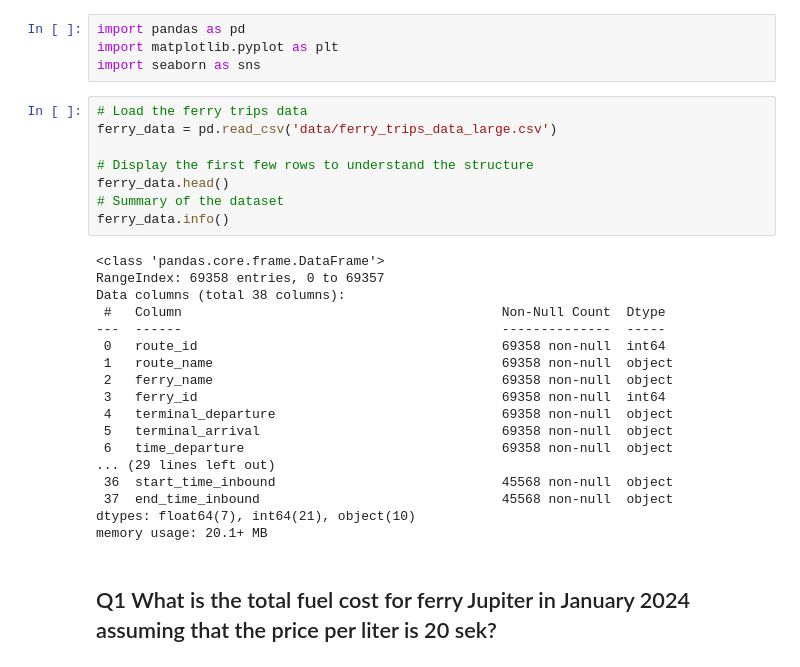
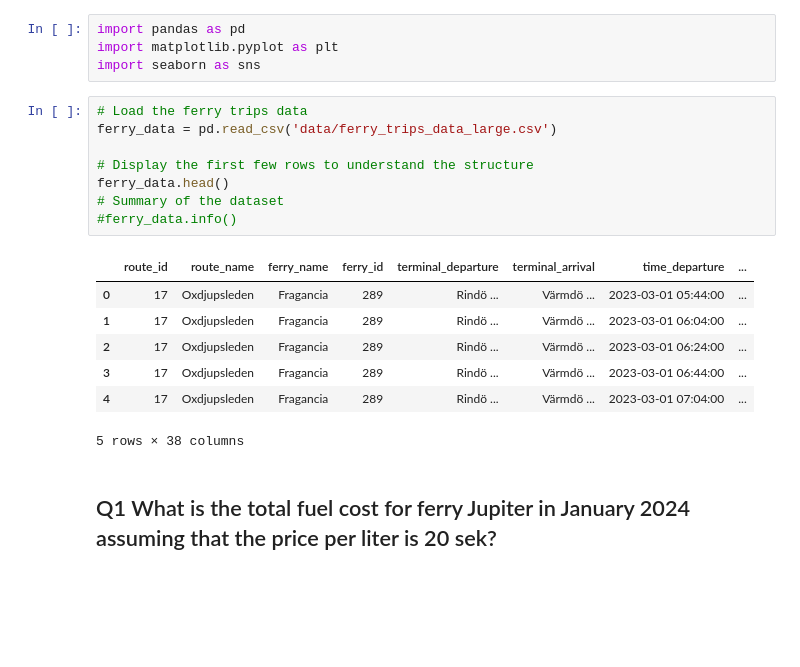
Before and after one commit to vildly/lighthouse-sensor-bot, a Jupyter notebook: backend/ValidateSyntheticQuestions.ipynb, the cells around one changed output. Cells and saved outputs as stored; diff of their text form; blank space fills up the shorter version.

```diff
--- a/backend/ValidateSyntheticQuestions.ipynb
+++ b/backend/ValidateSyntheticQuestions.ipynb
@@ -5,29 +5,19 @@ import seaborn as sns
 # %%
 # Load the ferry trips data
 ferry_data = pd.read_csv('data/ferry_trips_data_large.csv')
 
 # Display the first few rows to understand the structure
 ferry_data.head()
 # Summary of the dataset
-ferry_data.info()
+#ferry_data.info()
 # %% [output]
+|  | route_id | route_name | ferry_name | ferry_id | terminal_departure | terminal_arrival | time_departure | ... |
+| 0 | 17 | Oxdjupsleden | Fragancia | 289 | Rindö ... | Värmdö ... | 2023-03-01 05:44:00 | ... |
+| 1 | 17 | Oxdjupsleden | Fragancia | 289 | Rindö ... | Värmdö ... | 2023-03-01 06:04:00 | ... |
+| 2 | 17 | Oxdjupsleden | Fragancia | 289 | Rindö ... | Värmdö ... | 2023-03-01 06:24:00 | ... |
+| 3 | 17 | Oxdjupsleden | Fragancia | 289 | Rindö ... | Värmdö ... | 2023-03-01 06:44:00 | ... |
+| 4 | 17 | Oxdjupsleden | Fragancia | 289 | Rindö ... | Värmdö ... | 2023-03-01 07:04:00 | ... |
-<class 'pandas.core.frame.DataFrame'>
-RangeIndex: 69358 entries, 0 to 69357
-Data columns (total 38 columns):
- #   Column                                         Non-Null Count  Dtype
----  ------                                         --------------  -----
- 0   route_id                                       69358 non-null  int64
- 1   route_name                                     69358 non-null  object
- 2   ferry_name                                     69358 non-null  object
- 3   ferry_id                                       69358 non-null  int64
- 4   terminal_departure                             69358 non-null  object
- 5   terminal_arrival                               69358 non-null  object
- 6   time_departure                                 69358 non-null  object
-... (29 lines left out)
- 36  start_time_inbound                             45568 non-null  object
- 37  end_time_inbound                               45568 non-null  object
-dtypes: float64(7), int64(21), object(10)
-memory usage: 20.1+ MB
+5 rows × 38 columns
 # %% [markdown]
 ## Q1 What is the total fuel cost for ferry Jupiter in January 2024 assuming that the price per liter is 20 sek?
 # %%
```
Also changed, not shown: parts of 6 cells of this notebook.
